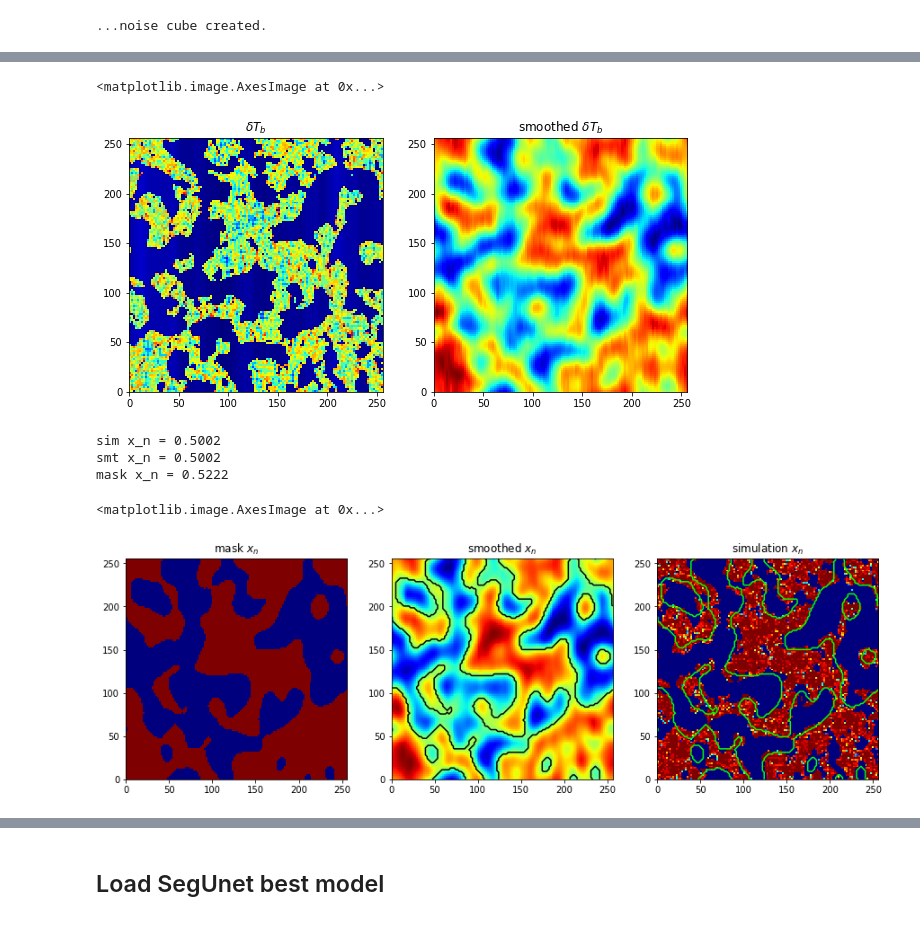
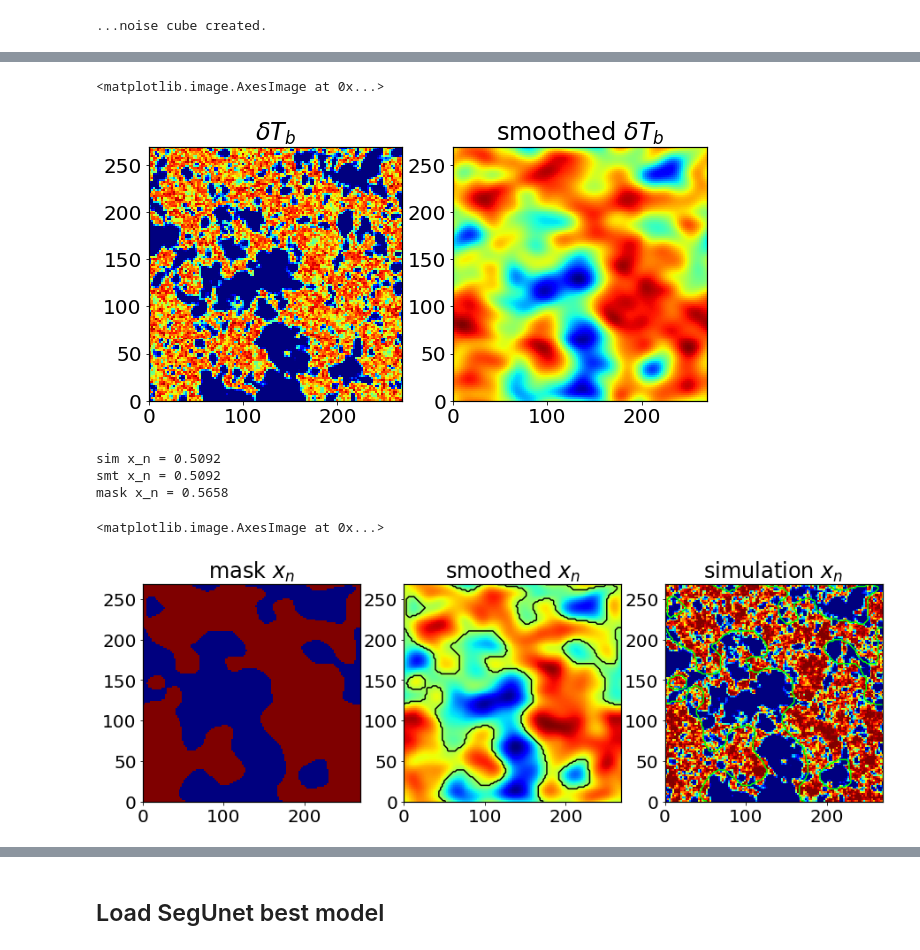
Before and after one commit to micbia/SegU-Net, a Jupyter notebook: pred21cm.ipynb, the cells around one changed output, grey strips where cells are left out. Drawn from its saved outputs; the diff is of its cells as text; code cells hidden in the pictures.

Commit message:
changes in pred21cm

```diff
--- a/pred21cm.ipynb
+++ b/pred21cm.ipynb
@@ -41,3 +41,21 @@ plt.savefig(outpath+'astro_params_stat.png', bbox_inches='tight'), plt.show(), p
 # %% [markdown]
 ## Create coeval cubes
 Here we create the 21cmFast cube outputs
+# %%
+from myutils.utils import OrderNdimArray
+
+PATH_MODEL = '/home/michele/Documents/PhD_Sussex/output/ML/dataset/outputs/new/02-10T23-52-36_128slice/predictions_1/pred_tobs1000/'
+indexes, redshift, xn_sim, phicoef_seg, phicoef_seg_err, phicoef_sp, xfrac = OrderNdimArray(np.loadtxt(PATH_MODEL+'astro_data.txt', unpack=True, usecols=(0,1,5,6,7,8,9)), 1)
+data = np.loadtxt(PATH_MODEL+'astro_data.txt', unpack=True, usecols=(0,1,5,6,7,8,9))
+np.savetxt(outpath+'astro_data.txt', data[:,new_idx].T, fmt='%d\t%.3f\t%.3f\t%.3f\t%.3f\t%.3f\t%.3f', header='i\tz\teff_f\tRmfp\tTvir\tx_n\tphi_ML\tphi_err\tphi_SP\txn_mask\txn_seg\txn_err\txn_sp')
+
+zc = (redshift < 7.5) + (redshift > 8.3)
+c1 = (xfrac<=0.25)*(xfrac>=0.15)*zc
+c2 = (xfrac<=0.55)*(xfrac>=0.45)*zc
+c3 = (xfrac<=0.75)*(xfrac>=0.85)*zc
+new_idx = indexes[c1+c2+c3].astype(int)
+print(new_idx.size)
+print(new_idx)
+print(data[:,new_idx].shape)
+index = new_idx[31]
+print(index)
@@ -44,6 +72,6 @@ Here we create the 21cmFast cube outputs
 # %%
-sim = 'tobs1000'
-index = 99
+sim = 'C2Ray'
+#index = 99
 
 if(sim == '21cmFAST'):
     z = 8.939
@@ -95,11 +123,12 @@ elif(sim == 'C2Ray'):
     zeta = 0.0
     Rmfp = 0.0
     Tvir = 0.0
-    z = 8.397
+    z = 8.283
 
     pathLB = '/home/michele/Documents/PhD_Sussex/output/ML/dataset/inputs/244Mpc_f2_8.2pS_500/'
 
-    params = {'HII_DIM':128, 'BOX_LEN':128*2.057}
+    #params = {'HII_DIM':128, 'BOX_LEN':128*2.057}
+    params = {'HII_DIM':128, 'BOX_LEN':128*2.099827883}
     c_params = {'OMm':0.27, 'OMb':0.046, 'SIGMA_8':0.82, 'POWER_INDEX':0.96}
     my_ext = [0, params['BOX_LEN'], 0, params['BOX_LEN']]
 
@@ -242,39 +270,39 @@ dT3 = t2c.smooth_coeval(dT2, z, box_size_mpc=params['HII_DIM'], max_baseline=2.0
 plt.rcParams['figure.figsize'] = [10, 5]
 plt.subplot(121)
 plt.title('$\delta T_b$')
-plt.imshow(dT1[:,params['HII_DIM']//2,:], origin='lower', cmap='jet', extent=my_ext, interpolation='nearest')
+plt.imshow(dT1[:,:,params['HII_DIM']//2], origin='lower', cmap='jet', extent=my_ext, interpolation='nearest')
 plt.subplot(122)
 plt.title('smoothed $\delta T_b$')
-plt.imshow(dT3[:,params['HII_DIM']//2,:], origin='lower', cmap='jet', extent=my_ext, interpolation='nearest')
+plt.imshow(dT3[:,:,params['HII_DIM']//2], origin='lower', cmap='jet', extent=my_ext, interpolation='nearest')
 # %% [output]
 <matplotlib.image.AxesImage at 0x...>
-[figure, old version]
+[figure, new version]
 # %%
 smt_xn = t2c.smooth_coeval(xH, z, box_size_mpc=params['HII_DIM'], max_baseline=2.0, ratio=1.0, nu_axis=2)
 mask_xn = smt_xn>0.5
 
 print('sim x_n = %.4f' %np.mean(xH))
 print('smt x_n = %.4f' %np.mean(smt_xn))
 print('mask x_n = %.4f' %np.mean(mask_xn))
 
 plt.rcParams['figure.figsize'] = [15, 5]
 plt.subplot(131)
 plt.title('mask $x_n$')
-plt.imshow(mask_xn[:,params['HII_DIM']//2,:], origin='lower', cmap='jet', extent=my_ext)
+plt.imshow(mask_xn[:,:,params['HII_DIM']//2], origin='lower', cmap='jet', extent=my_ext)
 plt.subplot(132)
 plt.title('smoothed $x_n$')
-plt.contour(mask_xn[:,params['HII_DIM']//2,:], colors='k', levels=[0.5], extent=my_ext)
-plt.imshow(smt_xn[:,params['HII_DIM']//2,:], origin='lower', cmap='jet', extent=my_ext)
+plt.contour(mask_xn[:,:,params['HII_DIM']//2], colors='k', levels=[0.5], extent=my_ext)
+plt.imshow(smt_xn[:,:,params['HII_DIM']//2], origin='lower', cmap='jet', extent=my_ext)
 plt.subplot(133)
 plt.title('simulation $x_n$')
-plt.contour(mask_xn[:,params['HII_DIM']//2,:], colors='lime', levels=[0.5], extent=my_ext)
-plt.imshow(xH[:,params['HII_DIM']//2,:], origin='lower', cmap='jet', extent=my_ext)
+plt.contour(mask_xn[:,:,params['HII_DIM']//2], colors='lime', levels=[0.5], extent=my_ext)
+plt.imshow(xH[:,:,params['HII_DIM']//2], origin='lower', cmap='jet', extent=my_ext)
 # %% [output]
-sim x_n = 0.5002
-smt x_n = 0.5002
-mask x_n = 0.5222
+sim x_n = 0.5092
+smt x_n = 0.5092
+mask x_n = 0.5658
 <matplotlib.image.AxesImage at 0x...>
-[figure, old version]
+[figure, new version]
 # %%
 fig, axs = plt.subplots(2, 2, figsize=(12,12))
 fig.suptitle('z = %.3f\t\t$x^v_{HI}$ = %.2f\n$\zeta$ = %.3f        $R_{mfp}$ = %.3f        $log_{10}(T_{vir}^{min})$ = %.3f' %(z, np.mean(xH), zeta, Rmfp, Tvir), fontsize=18)
```
Also changed, not shown: parts of 26 cells of this notebook, 1 other file.
